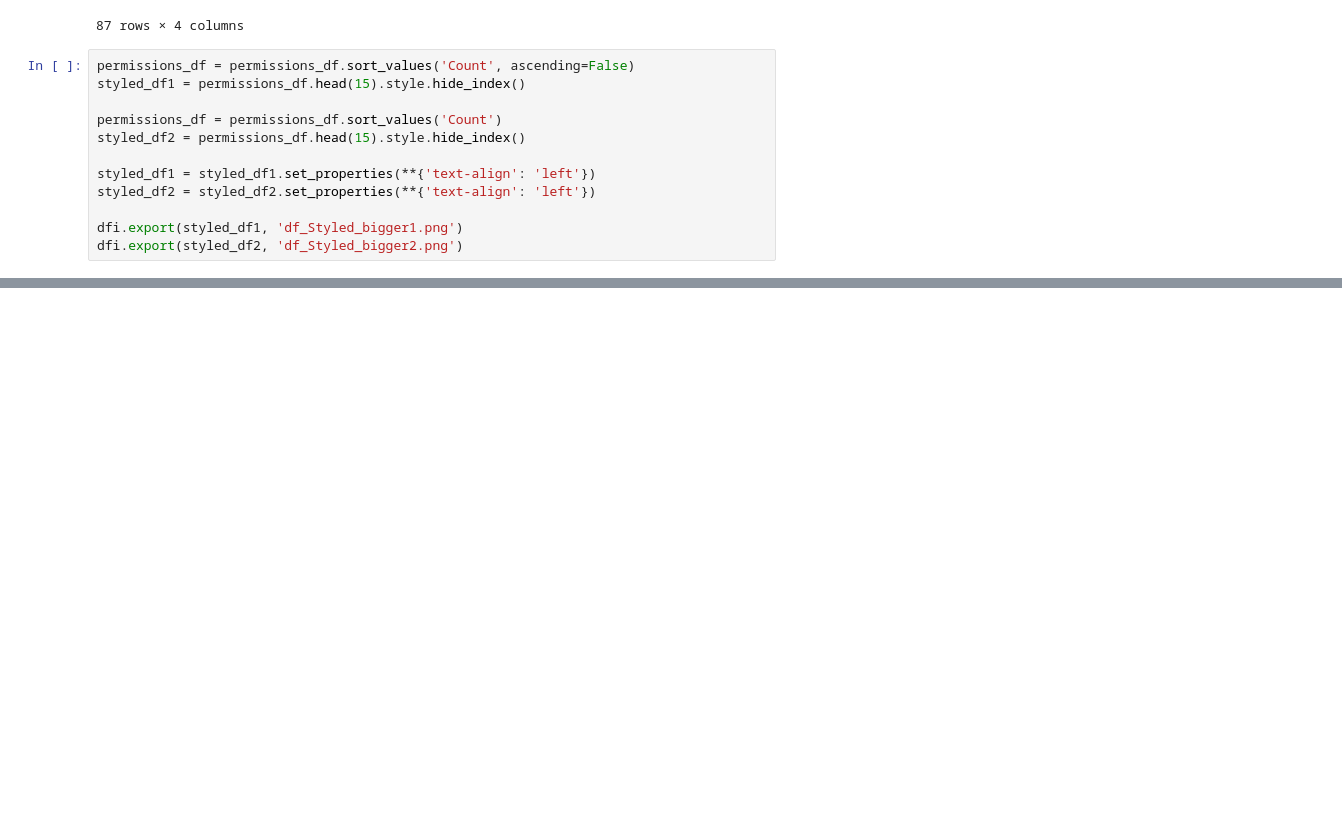
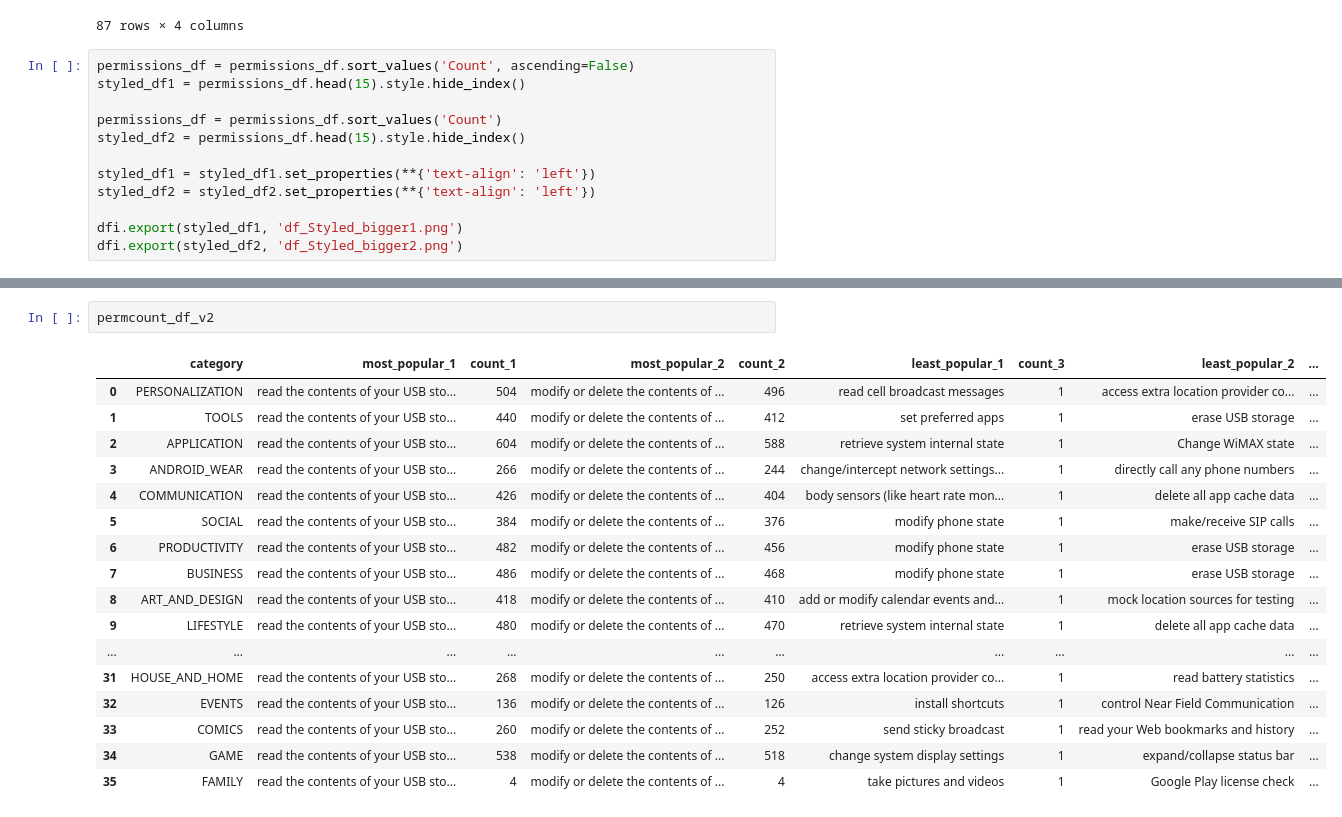
Before and after one commit to fdac20/AppPermissions, a Jupyter notebook: src/data_analyzer.ipynb, the cells around one changed output, grey strips where cells are left out. Cells and saved outputs as stored; diff of their text form; blank space fills up the shorter version.

Commit message:
New tables

```diff
--- a/src/data_analyzer.ipynb
+++ b/src/data_analyzer.ipynb
@@ -247,0 +349,20 @@ dfi.export(styled_df2, 'df_Styled_bigger2.png')
+# %%
+permcount_df_v2
+# %% [output]
+|  | category | most_popular_1 | count_1 | most_popular_2 | count_2 | least_popular_1 | count_3 | least_popular_2 | ... |
+| 0 | PERSONALIZATION | read the contents of your USB sto... | 504 | modify or delete the contents of ... | 496 | read cell broadcast messages | 1 | access extra location provider co... | ... |
+| 1 | TOOLS | read the contents of your USB sto... | 440 | modify or delete the contents of ... | 412 | set preferred apps | 1 | erase USB storage | ... |
+| 2 | APPLICATION | read the contents of your USB sto... | 604 | modify or delete the contents of ... | 588 | retrieve system internal state | 1 | Change WiMAX state | ... |
+| 3 | ANDROID_WEAR | read the contents of your USB sto... | 266 | modify or delete the contents of ... | 244 | change/intercept network settings... | 1 | directly call any phone numbers | ... |
+| 4 | COMMUNICATION | read the contents of your USB sto... | 426 | modify or delete the contents of ... | 404 | body sensors (like heart rate mon... | 1 | delete all app cache data | ... |
+| 5 | SOCIAL | read the contents of your USB sto... | 384 | modify or delete the contents of ... | 376 | modify phone state | 1 | make/receive SIP calls | ... |
+| 6 | PRODUCTIVITY | read the contents of your USB sto... | 482 | modify or delete the contents of ... | 456 | modify phone state | 1 | erase USB storage | ... |
+| 7 | BUSINESS | read the contents of your USB sto... | 486 | modify or delete the contents of ... | 468 | modify phone state | 1 | erase USB storage | ... |
+| 8 | ART_AND_DESIGN | read the contents of your USB sto... | 418 | modify or delete the contents of ... | 410 | add or modify calendar events and... | 1 | mock location sources for testing | ... |
+| 9 | LIFESTYLE | read the contents of your USB sto... | 480 | modify or delete the contents of ... | 470 | retrieve system internal state | 1 | delete all app cache data | ... |
+| ... | ... | ... | ... | ... | ... | ... | ... | ... | ... |
+| 31 | HOUSE_AND_HOME | read the contents of your USB sto... | 268 | modify or delete the contents of ... | 250 | access extra location provider co... | 1 | read battery statistics | ... |
+| 32 | EVENTS | read the contents of your USB sto... | 136 | modify or delete the contents of ... | 126 | install shortcuts | 1 | control Near Field Communication | ... |
+| 33 | COMICS | read the contents of your USB sto... | 260 | modify or delete the contents of ... | 252 | send sticky broadcast | 1 | read your Web bookmarks and history | ... |
+| 34 | GAME | read the contents of your USB sto... | 538 | modify or delete the contents of ... | 518 | change system display settings | 1 | expand/collapse status bar | ... |
+| 35 | FAMILY | read the contents of your USB sto... | 4 | modify or delete the contents of ... | 4 | take pictures and videos | 1 | Google Play license check | ... |
```
Also changed, not shown: parts of 3 cells of this notebook, 5 other files.
